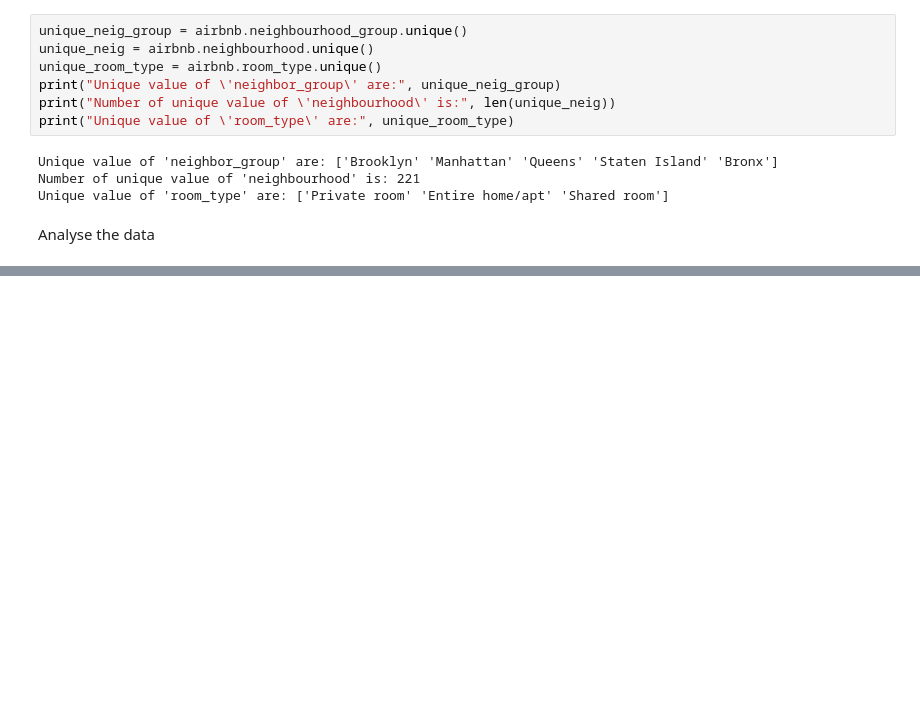
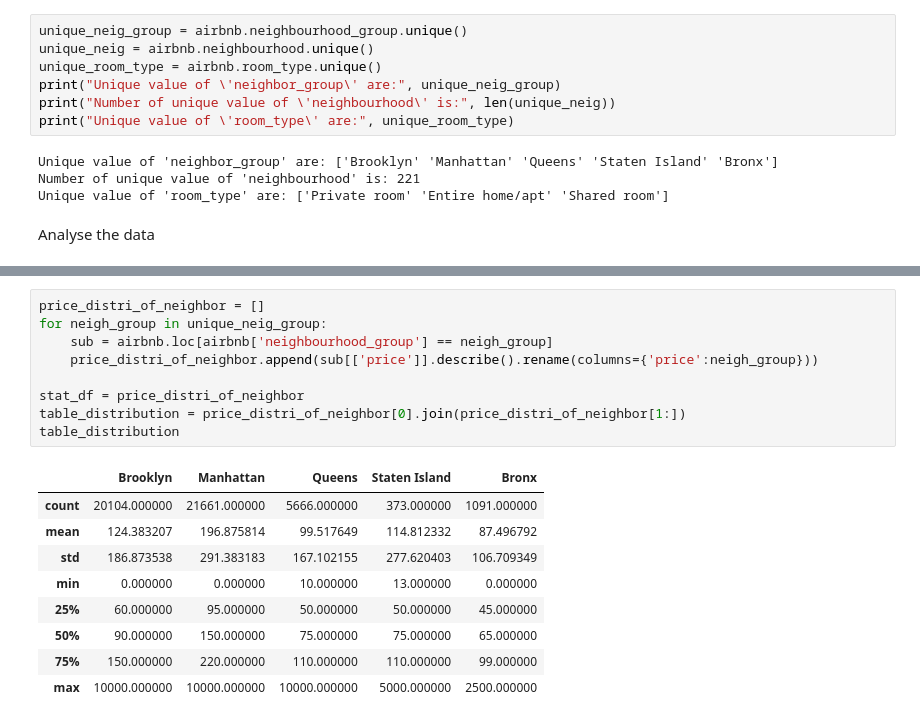
Before and after one commit to yu-tracy/Kaggle-projects, a Jupyter notebook: Project 1/NYC_Airbnb.ipynb, the cells around one changed output, grey strips where cells are left out. Saved outputs shown, nothing was run; the diff lists cells and outputs as text; blank space fills up the shorter version.

```diff
--- a/Project 1/NYC_Airbnb.ipynb
+++ b/Project 1/NYC_Airbnb.ipynb
@@ -103,0 +124,19 @@ Name: host_id, dtype: int64
+# %%
+price_distri_of_neighbor = []
+for neigh_group in unique_neig_group:
+    sub = airbnb.loc[airbnb['neighbourhood_group'] == neigh_group]
+    price_distri_of_neighbor.append(sub[['price']].describe().rename(columns={'price':neigh_group}))
+
+stat_df = price_distri_of_neighbor
+table_distribution = price_distri_of_neighbor[0].join(price_distri_of_neighbor[1:])
+table_distribution
+# %% [output]
+|  | Brooklyn | Manhattan | Queens | Staten Island | Bronx |
+| count | 20104.000000 | 21661.000000 | 5666.000000 | 373.000000 | 1091.000000 |
+| mean | 124.383207 | 196.875814 | 99.517649 | 114.812332 | 87.496792 |
+| std | 186.873538 | 291.383183 | 167.102155 | 277.620403 | 106.709349 |
+| min | 0.000000 | 0.000000 | 10.000000 | 13.000000 | 0.000000 |
+| 25% | 60.000000 | 95.000000 | 50.000000 | 50.000000 | 45.000000 |
+| 50% | 90.000000 | 150.000000 | 75.000000 | 75.000000 | 65.000000 |
+| 75% | 150.000000 | 220.000000 | 110.000000 | 110.000000 | 99.000000 |
+| max | 10000.000000 | 10000.000000 | 10000.000000 | 5000.000000 | 2500.000000 |
```
Also changed, not shown: parts of 5 cells of this notebook.
